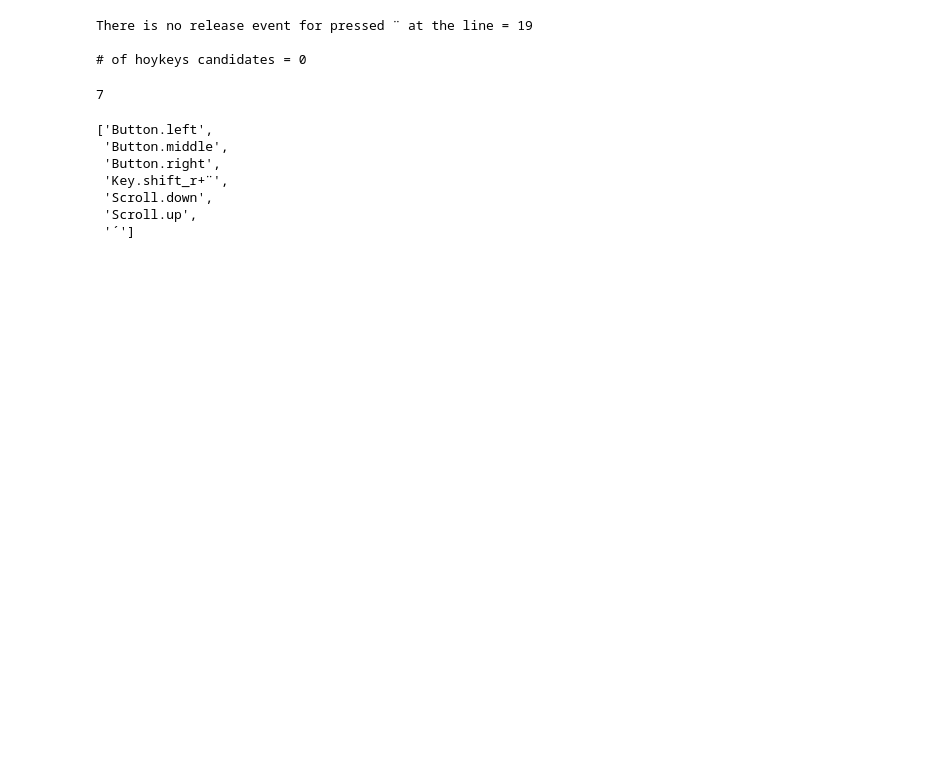
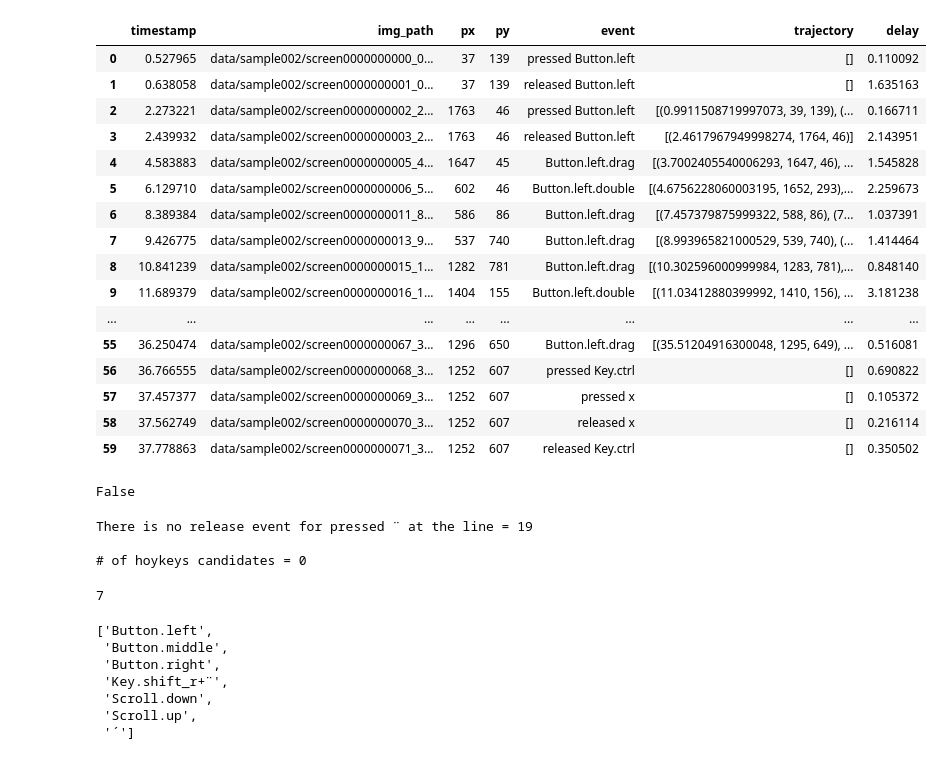
Before and after one commit to ezamorag/pccloner, a Jupyter notebook: scripts/hotkeys_detection.ipynb, the cells around one changed output. Cells and saved outputs as stored; diff of their text form; code cells hidden in the pictures; blank space fills up the shorter version.

```diff
--- a/scripts/hotkeys_detection.ipynb
+++ b/scripts/hotkeys_detection.ipynb
@@ -274,3 +148,27 @@ usamos este: ../data/sample002/raw_pcdata.csv
+# %%
+a[:60]
+# %% [output]
+|  | timestamp | img_path | px | py | event | trajectory | delay |
+| 0 | 0.527965 | data/sample002/screen0000000000_0... | 37 | 139 | pressed Button.left | [] | 0.110092 |
+| 1 | 0.638058 | data/sample002/screen0000000001_0... | 37 | 139 | released Button.left | [] | 1.635163 |
+| 2 | 2.273221 | data/sample002/screen0000000002_2... | 1763 | 46 | pressed Button.left | [(0.9911508719997073, 39, 139), (... | 0.166711 |
+| 3 | 2.439932 | data/sample002/screen0000000003_2... | 1763 | 46 | released Button.left | [(2.4617967949998274, 1764, 46)] | 2.143951 |
+| 4 | 4.583883 | data/sample002/screen0000000005_4... | 1647 | 45 | Button.left.drag | [(3.7002405540006293, 1647, 46), ... | 1.545828 |
+| 5 | 6.129710 | data/sample002/screen0000000006_5... | 602 | 46 | Button.left.double | [(4.6756228060003195, 1652, 293),... | 2.259673 |
+| 6 | 8.389384 | data/sample002/screen0000000011_8... | 586 | 86 | Button.left.drag | [(7.457379875999322, 588, 86), (7... | 1.037391 |
+| 7 | 9.426775 | data/sample002/screen0000000013_9... | 537 | 740 | Button.left.drag | [(8.993965821000529, 539, 740), (... | 1.414464 |
+| 8 | 10.841239 | data/sample002/screen0000000015_1... | 1282 | 781 | Button.left.drag | [(10.302596000999984, 1283, 781),... | 0.848140 |
+| 9 | 11.689379 | data/sample002/screen0000000016_1... | 1404 | 155 | Button.left.double | [(11.03412880399992, 1410, 156), ... | 3.181238 |
+| ... | ... | ... | ... | ... | ... | ... | ... |
+| 55 | 36.250474 | data/sample002/screen0000000067_3... | 1296 | 650 | Button.left.drag | [(35.51204916300048, 1295, 649), ... | 0.516081 |
+| 56 | 36.766555 | data/sample002/screen0000000068_3... | 1252 | 607 | pressed Key.ctrl | [] | 0.690822 |
+| 57 | 37.457377 | data/sample002/screen0000000069_3... | 1252 | 607 | pressed x | [] | 0.105372 |
+| 58 | 37.562749 | data/sample002/screen0000000070_3... | 1252 | 607 | released x | [] | 0.216114 |
+| 59 | 37.778863 | data/sample002/screen0000000071_3... | 1252 | 607 | released Key.ctrl | [] | 0.350502 |
+# %%
+'pressed ' in 'Button.left.drag'
+# %% [output]
+False
 # %%
 def check(sample):
     # First event must always be a pressed event
```
Also changed, not shown: parts of 2 cells of this notebook, 7 other files.
